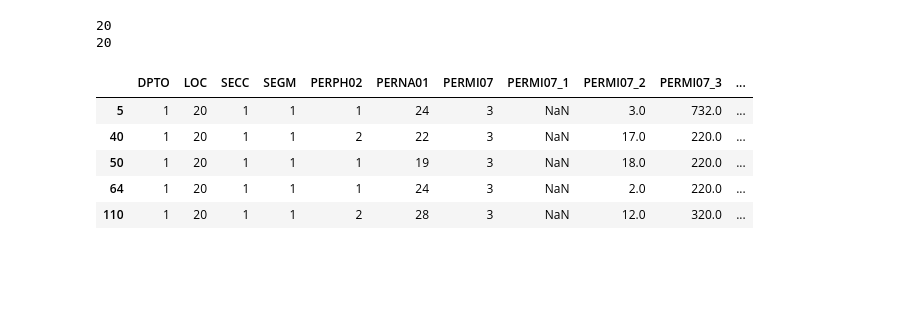
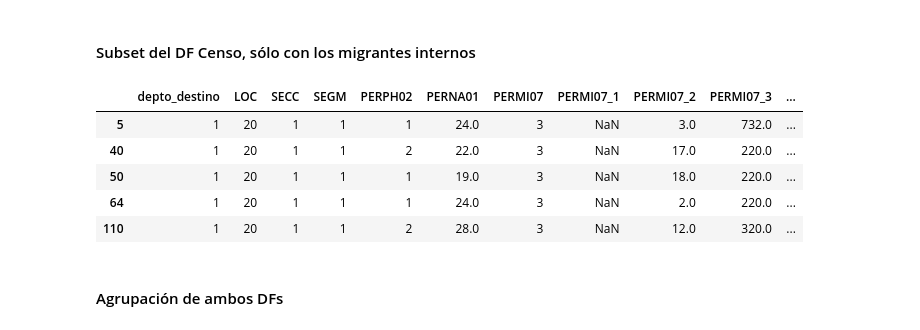
Before and after one commit to guillermodangelo/tesis, a Jupyter notebook: piramide_mig.ipynb, the cells around one changed output. Cells and saved outputs as stored; diff of their text form; code cells hidden in the pictures; blank space fills up the shorter version.

```diff
--- a/piramide_mig.ipynb
+++ b/piramide_mig.ipynb
@@ -21,36 +26 @@ censo.head(2)
 2 rows × 42 columns
-# %%
-# genera lista con cortes, para reclasificar el dataframe
-bins = [0 if i==-1 else i for i in range(-1,95,5)]
-
-print(len(bins))
-
-# genera etiquetas con los tramos de edad usuales
-l1 = [str(i) if i==0 else str(i+1) for i in bins][:19]
-l2 = [str(i) for i in bins][1:]
-labels = ['-'.join([l1[i], l2[i]]) for i in range(19)]
-labels.append('+95')
-
-print(len(labels))
-
-# calcula tramos de edad
-censo['tramo'] = pd.cut(censo['PERNA01'], bins= bins, include_lowest=False, labels=labels[:19])
-censo['tramo'] = np.where(censo['PERNA01'] > 94 ,'95+', censo['tramo'])
-
-# define vector de nombres de columnas para filtrar
-cols = ['DPTO', 'LOC', 'SECC', 'SEGM', 'PERPH02', 'PERNA01', 'PERMI07',
-        'PERMI07_1', 'PERMI07_2', 'PERMI07_3', 'PERMI07_4', 'tramo']
-
-# filtra
-p_migr = censo[(censo.PERMI07 == 2) | (censo.PERMI07 == 3)][cols]
-
-p_migr.head()
-# %% [output]
-20
-20
-|  | DPTO | LOC | SECC | SEGM | PERPH02 | PERNA01 | PERMI07 | PERMI07_1 | PERMI07_2 | PERMI07_3 | ... |
-| 5 | 1 | 20 | 1 | 1 | 1 | 24 | 3 | NaN | 3.0 | 732.0 | ... |
-| 40 | 1 | 20 | 1 | 1 | 2 | 22 | 3 | NaN | 17.0 | 220.0 | ... |
-| 50 | 1 | 20 | 1 | 1 | 1 | 19 | 3 | NaN | 18.0 | 220.0 | ... |
-| 64 | 1 | 20 | 1 | 1 | 1 | 24 | 3 | NaN | 2.0 | 220.0 | ... |
-| 110 | 1 | 20 | 1 | 1 | 2 | 28 | 3 | NaN | 12.0 | 320.0 | ... |
@@ -83,0 +27,36 @@ censo_group = agrupar_df(censo,'tramo', 'PERPH02')
+# %% [markdown]
+#### Subset del DF Censo, sólo con los migrantes internos
+# %%
+# define vector de nombres de columnas para filtrar
+cols = ['DPTO','LOC', 'SECC', 'SEGM',
+        'PERPH02', 'PERNA01', 'PERMI07', 'PERMI07_1',
+        'PERMI07_2', 'PERMI07_3', 'PERMI07_4']
+
+# filtra
+# p_migr = censo[(censo.PERMI07 == 2) | (censo.PERMI07 == 3)][cols]
+
+# en un principio se aplicó el filtro anterior, luego se pasó a
+# sólo los mgirantes interdepartamentales, para seguir el criterio
+# definido en la metodología
+mgr_interdep = censo.loc[(censo.PERMI07 == 3), cols].copy()
+
+# identifica depto de residencia anterior
+mgr_interdep['depto_origen'] = mgr_interdep.loc[:,('PERMI07_2')]
+mgr_interdep.depto_origen.fillna(mgr_interdep.DPTO, inplace=True)
+
+# # convierte a integer
+mgr_interdep.loc[:,('depto_origen')] = mgr_interdep.loc[:,('depto_origen')].astype(int)
+
+# # renombra DPTO
+mgr_interdep.rename(columns={'DPTO': 'depto_destino'}, inplace=True)
+
+mgr_interdep.head()
+# %% [output]
+|  | depto_destino | LOC | SECC | SEGM | PERPH02 | PERNA01 | PERMI07 | PERMI07_1 | PERMI07_2 | PERMI07_3 | ... |
+| 5 | 1 | 20 | 1 | 1 | 1 | 24.0 | 3 | NaN | 3.0 | 732.0 | ... |
+| 40 | 1 | 20 | 1 | 1 | 2 | 22.0 | 3 | NaN | 17.0 | 220.0 | ... |
+| 50 | 1 | 20 | 1 | 1 | 1 | 19.0 | 3 | NaN | 18.0 | 220.0 | ... |
+| 64 | 1 | 20 | 1 | 1 | 1 | 24.0 | 3 | NaN | 2.0 | 220.0 | ... |
+| 110 | 1 | 20 | 1 | 1 | 2 | 28.0 | 3 | NaN | 12.0 | 320.0 | ... |
+# %% [markdown]
+#### Agrupación de ambos DFs
```
Also changed, not shown: parts of 16 cells of this notebook, 7 other files.
